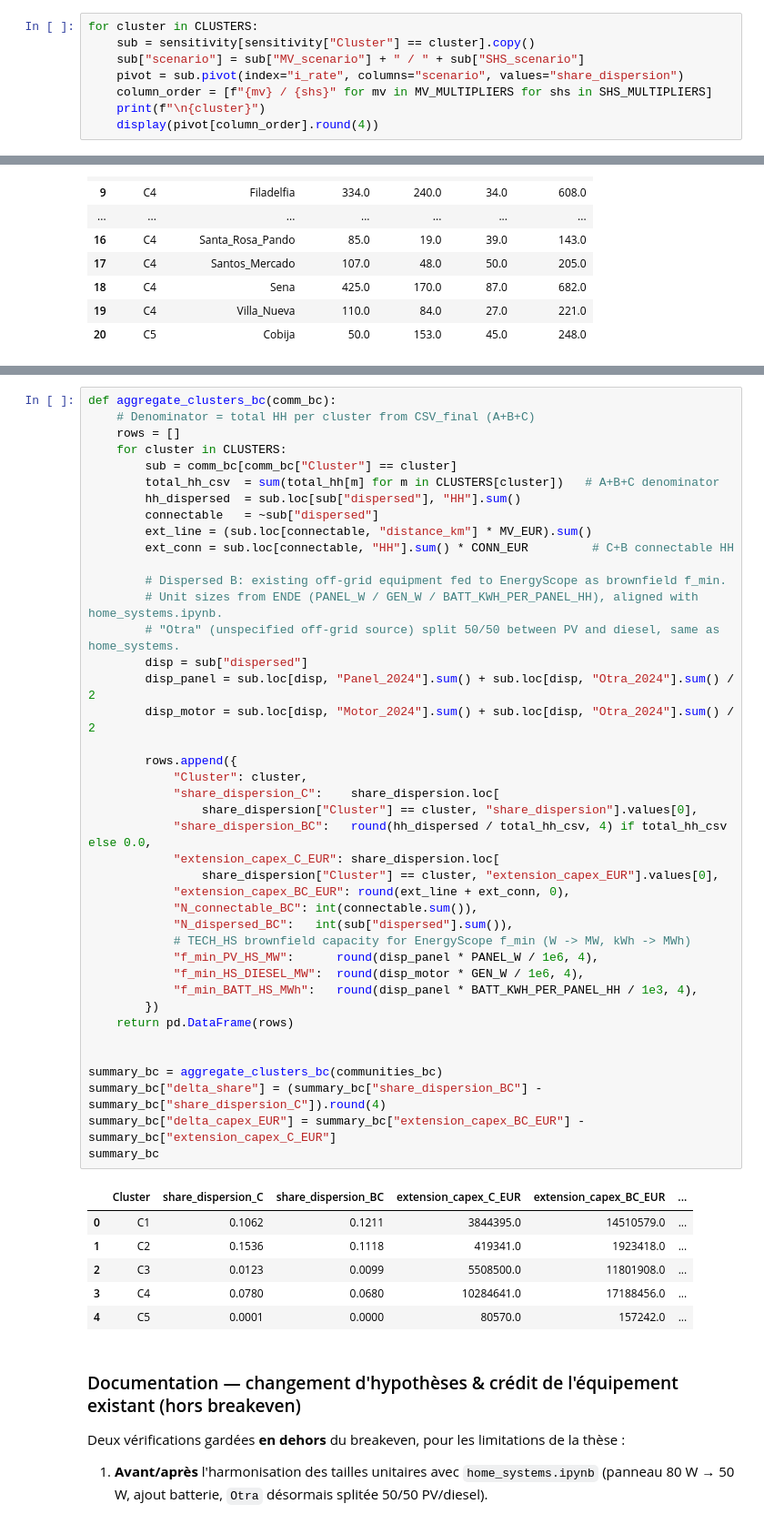
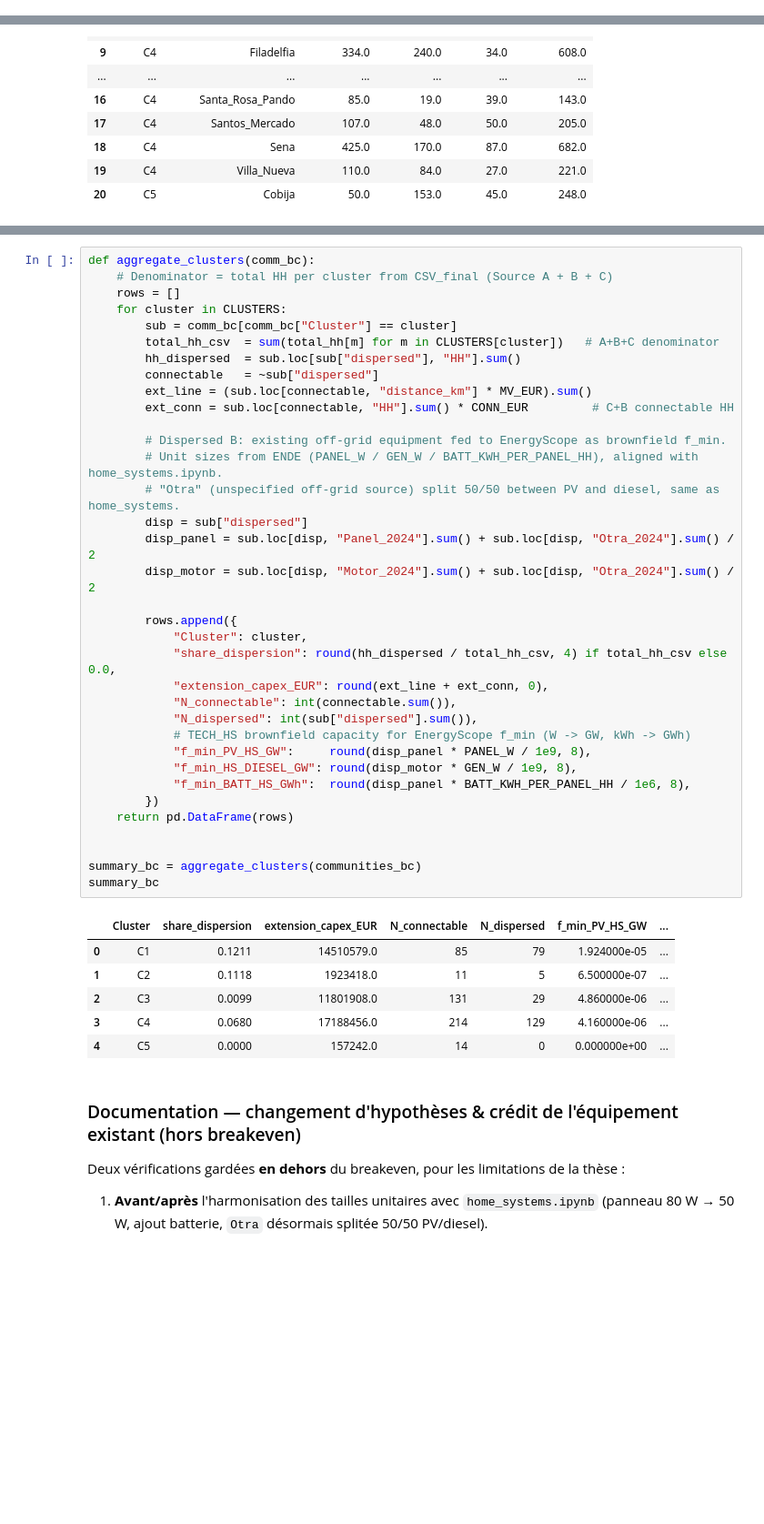
Before and after one commit to Valentine-Bernaerts/bolivia-energy-data, a Jupyter notebook: analyse_GIS_phase2/phase2_share_dispersion.ipynb, the cells around one changed output, grey strips where cells are left out. Shown at 91% size. Saved outputs shown, nothing was run; the diff lists cells and outputs as text; blank space fills up the shorter version.

```diff
--- a/analyse_GIS_phase2/phase2_share_dispersion.ipynb
+++ b/analyse_GIS_phase2/phase2_share_dispersion.ipynb
@@ -464,8 +322,0 @@ sensitivity.to_csv(os.path.join(OUT, "share_dispersion_sensitivity.csv"), index=
-# %%
-for cluster in CLUSTERS:
-    sub = sensitivity[sensitivity["Cluster"] == cluster].copy()
-    sub["scenario"] = sub["MV_scenario"] + " / " + sub["SHS_scenario"]
-    pivot = sub.pivot(index="i_rate", columns="scenario", values="share_dispersion")
-    column_order = [f"{mv} / {shs}" for mv in MV_MULTIPLIERS for shs in SHS_MULTIPLIERS]
-    print(f"\n{cluster}")
-    display(pivot[column_order].round(4))
@@ -660,51 +490,45 @@ resulting share represents the fraction of ALL households that end up off-grid.
 # %%
-def aggregate_clusters_bc(comm_bc):
-    # Denominator = total HH per cluster from CSV_final (A+B+C)
+def aggregate_clusters(comm_bc):
+    # Denominator = total HH per cluster from CSV_final (Source A + B + C)
     rows = []
     for cluster in CLUSTERS:
         sub = comm_bc[comm_bc["Cluster"] == cluster]
         total_hh_csv  = sum(total_hh[m] for m in CLUSTERS[cluster])   # A+B+C denominator
         hh_dispersed  = sub.loc[sub["dispersed"], "HH"].sum()
         connectable   = ~sub["dispersed"]
         ext_line = (sub.loc[connectable, "distance_km"] * MV_EUR).sum()
         ext_conn = sub.loc[connectable, "HH"].sum() * CONN_EUR         # C+B connectable HH
 
         # Dispersed B: existing off-grid equipment fed to EnergyScope as brownfield f_min.
         # Unit sizes from ENDE (PANEL_W / GEN_W / BATT_KWH_PER_PANEL_HH), aligned with home_systems.ipynb.
         # "Otra" (unspecified off-grid source) split 50/50 between PV and diesel, same as home_systems.
         disp = sub["dispersed"]
         disp_panel = sub.loc[disp, "Panel_2024"].sum() + sub.loc[disp, "Otra_2024"].sum() / 2
         disp_motor = sub.loc[disp, "Motor_2024"].sum() + sub.loc[disp, "Otra_2024"].sum() / 2
 
         rows.append({
             "Cluster": cluster,
-            "share_dispersion_C":    share_dispersion.loc[
-                share_dispersion["Cluster"] == cluster, "share_dispersion"].values[0],
-            "share_dispersion_BC":   round(hh_dispersed / total_hh_csv, 4) if total_hh_csv else 0.0,
-            "extension_capex_C_EUR": share_dispersion.loc[
-                share_dispersion["Cluster"] == cluster, "extension_capex_EUR"].values[0],
-            "extension_capex_BC_EUR": round(ext_line + ext_conn, 0),
-            "N_connectable_BC": int(connectable.sum()),
-            "N_dispersed_BC":   int(sub["dispersed"].sum()),
-            # TECH_HS brownfield capacity for EnergyScope f_min (W -> MW, kWh -> MWh)
-            "f_min_PV_HS_MW":      round(disp_panel * PANEL_W / 1e6, 4),
-            "f_min_HS_DIESEL_MW":  round(disp_motor * GEN_W / 1e6, 4),
-            "f_min_BATT_HS_MWh":   round(disp_panel * BATT_KWH_PER_PANEL_HH / 1e3, 4),
+            "share_dispersion": round(hh_dispersed / total_hh_csv, 4) if total_hh_csv else 0.0,
+            "extension_capex_EUR": round(ext_line + ext_conn, 0),
+            "N_connectable": int(connectable.sum()),
+            "N_dispersed": int(sub["dispersed"].sum()),
+            # TECH_HS brownfield capacity for EnergyScope f_min (W -> GW, kWh -> GWh)
+            "f_min_PV_HS_GW":     round(disp_panel * PANEL_W / 1e9, 8),
+            "f_min_HS_DIESEL_GW": round(disp_motor * GEN_W / 1e9, 8),
+            "f_min_BATT_HS_GWh":  round(disp_panel * BATT_KWH_PER_PANEL_HH / 1e6, 8),
         })
     return pd.DataFrame(rows)
 
 
-summary_bc = aggregate_clusters_bc(communities_bc)
-summary_bc["delta_share"] = (summary_bc["share_dispersion_BC"] - summary_bc["share_dispersion_C"]).round(4)
-summary_bc["delta_capex_EUR"] = summary_bc["extension_capex_BC_EUR"] - summary_bc["extension_capex_C_EUR"]
+summary_bc = aggregate_clusters(communities_bc)
 summary_bc
 # %% [output]
-|  | Cluster | share_dispersion_C | share_dispersion_BC | extension_capex_C_EUR | extension_capex_BC_EUR | ... |
-| 0 | C1 | 0.1062 | 0.1211 | 3844395.0 | 14510579.0 | ... |
-| 1 | C2 | 0.1536 | 0.1118 | 419341.0 | 1923418.0 | ... |
-| 2 | C3 | 0.0123 | 0.0099 | 5508500.0 | 11801908.0 | ... |
-| 3 | C4 | 0.0780 | 0.0680 | 10284641.0 | 17188456.0 | ... |
-| 4 | C5 | 0.0001 | 0.0000 | 80570.0 | 157242.0 | ... |
+|  | Cluster | share_dispersion | extension_capex_EUR | N_connectable | N_dispersed | f_min_PV_HS_GW | ... |
+| 0 | C1 | 0.1211 | 14510579.0 | 85 | 79 | 1.924000e-05 | ... |
+| 1 | C2 | 0.1118 | 1923418.0 | 11 | 5 | 6.500000e-07 | ... |
+| 2 | C3 | 0.0099 | 11801908.0 | 131 | 29 | 4.860000e-06 | ... |
+| 3 | C4 | 0.0680 | 17188456.0 | 214 | 129 | 4.160000e-06 | ... |
+| 4 | C5 | 0.0000 | 157242.0 | 14 | 0 | 0.000000e+00 | ... |
 # %% [markdown]
 ### Documentation — changement d'hypothèses & crédit de l'équipement existant (hors breakeven)
 
```
Also changed, not shown: parts of 17 cells of this notebook, 28 other files.
